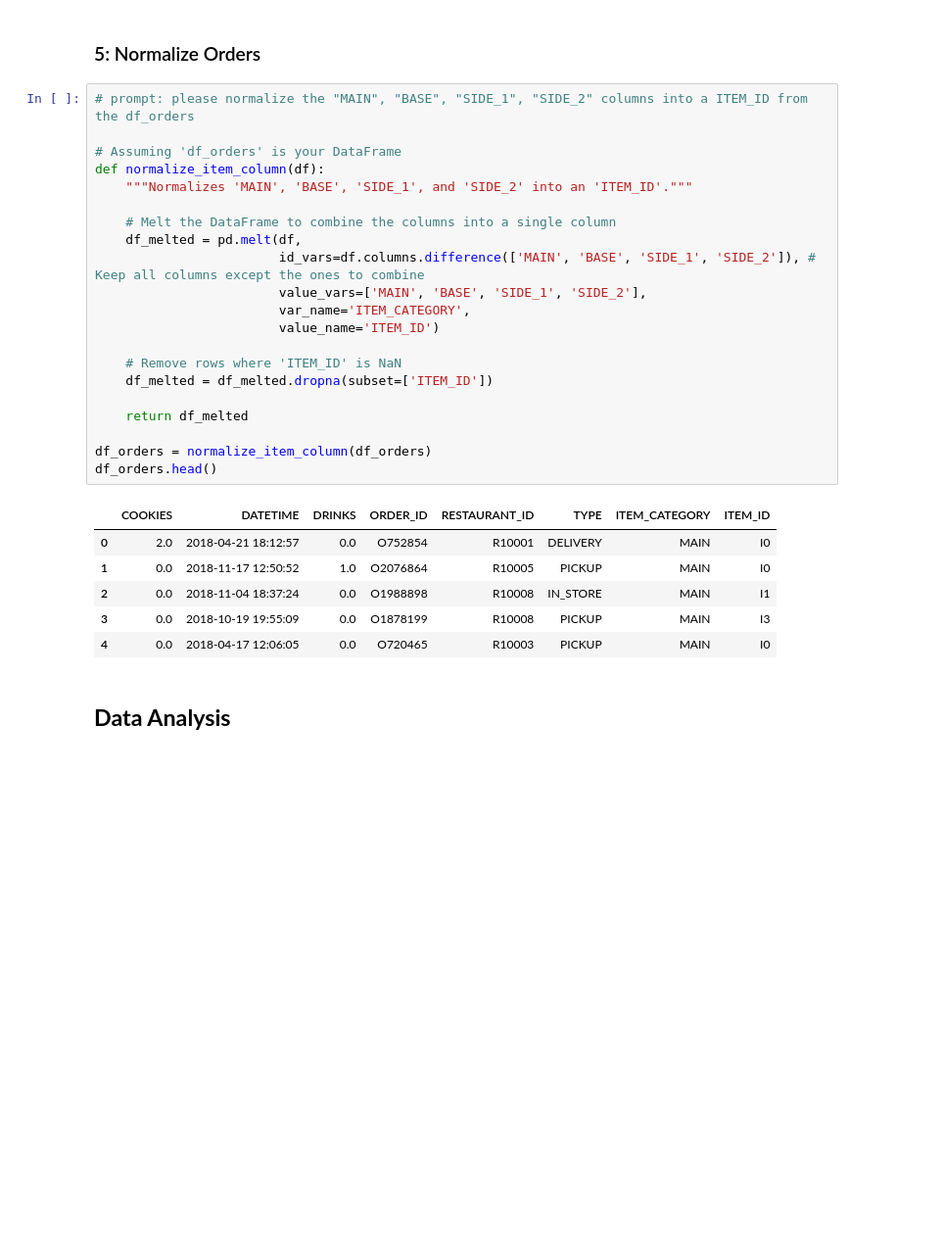
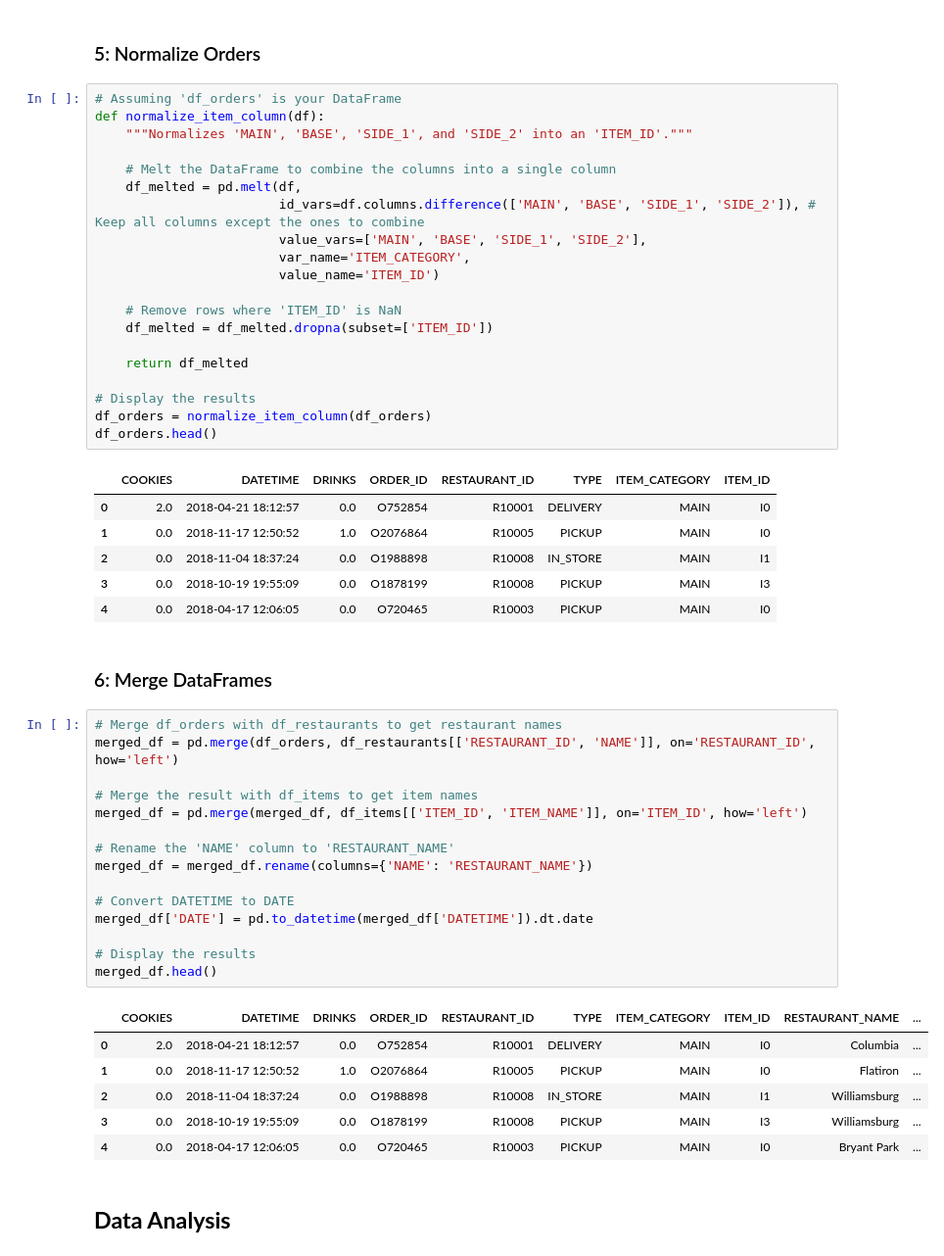
Before and after one commit to renan-peres/mfin-python-restaurant-data-analysis, a Jupyter notebook: restaurant-data-analysis.ipynb, the cells around one changed output. Shown at 98% size. Cells and saved outputs as stored; diff of their text form; blank space fills up the shorter version.

```diff
--- a/restaurant-data-analysis.ipynb
+++ b/restaurant-data-analysis.ipynb
@@ -331,8 +333,6 @@ display(dataframe_info)
 # %% [markdown]
 ### 5: Normalize Orders
 # %%
-# prompt: please normalize the "MAIN", "BASE", "SIDE_1", "SIDE_2" columns into a ITEM_ID from the df_orders
-
 # Assuming 'df_orders' is your DataFrame
 def normalize_item_column(df):
     """Normalizes 'MAIN', 'BASE', 'SIDE_1', and 'SIDE_2' into an 'ITEM_ID'."""
@@ -349,6 +349,7 @@ def normalize_item_column(df):
 
     return df_melted
 
+# Display the results
 df_orders = normalize_item_column(df_orders)
 df_orders.head()
 # %% [output]
@@ -358,6 +359,30 @@ df_orders.head()
 | 2 | 0.0 | 2018-11-04 18:37:24 | 0.0 | O1988898 | R10008 | IN_STORE | MAIN | I1 |
 | 3 | 0.0 | 2018-10-19 19:55:09 | 0.0 | O1878199 | R10008 | PICKUP | MAIN | I3 |
 | 4 | 0.0 | 2018-04-17 12:06:05 | 0.0 | O720465 | R10003 | PICKUP | MAIN | I0 |
+# %% [markdown]
+### 6: Merge DataFrames
+# %%
+# Merge df_orders with df_restaurants to get restaurant names
+merged_df = pd.merge(df_orders, df_restaurants[['RESTAURANT_ID', 'NAME']], on='RESTAURANT_ID', how='left')
+
+# Merge the result with df_items to get item names
+merged_df = pd.merge(merged_df, df_items[['ITEM_ID', 'ITEM_NAME']], on='ITEM_ID', how='left')
+
+# Rename the 'NAME' column to 'RESTAURANT_NAME'
+merged_df = merged_df.rename(columns={'NAME': 'RESTAURANT_NAME'})
+
+# Convert DATETIME to DATE
+merged_df['DATE'] = pd.to_datetime(merged_df['DATETIME']).dt.date
+
+# Display the results
+merged_df.head()
+# %% [output]
+|  | COOKIES | DATETIME | DRINKS | ORDER_ID | RESTAURANT_ID | TYPE | ITEM_CATEGORY | ITEM_ID | RESTAURANT_NAME | ... |
+| 0 | 2.0 | 2018-04-21 18:12:57 | 0.0 | O752854 | R10001 | DELIVERY | MAIN | I0 | Columbia | ... |
+| 1 | 0.0 | 2018-11-17 12:50:52 | 1.0 | O2076864 | R10005 | PICKUP | MAIN | I0 | Flatiron | ... |
+| 2 | 0.0 | 2018-11-04 18:37:24 | 0.0 | O1988898 | R10008 | IN_STORE | MAIN | I1 | Williamsburg | ... |
+| 3 | 0.0 | 2018-10-19 19:55:09 | 0.0 | O1878199 | R10008 | PICKUP | MAIN | I3 | Williamsburg | ... |
+| 4 | 0.0 | 2018-04-17 12:06:05 | 0.0 | O720465 | R10003 | PICKUP | MAIN | I0 | Bryant Park | ... |
 # %% [markdown]
 ## **Data Analysis**
 # %% [markdown]
```
Also changed, not shown: parts of 16 cells of this notebook.
